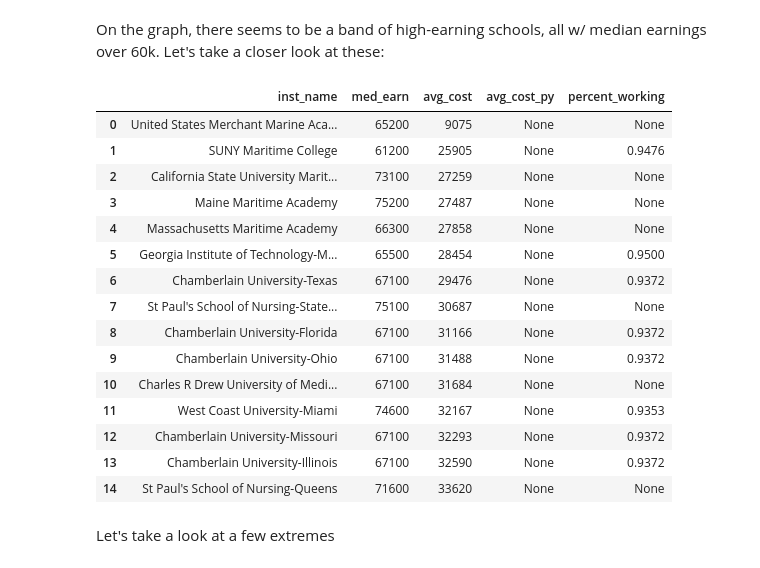
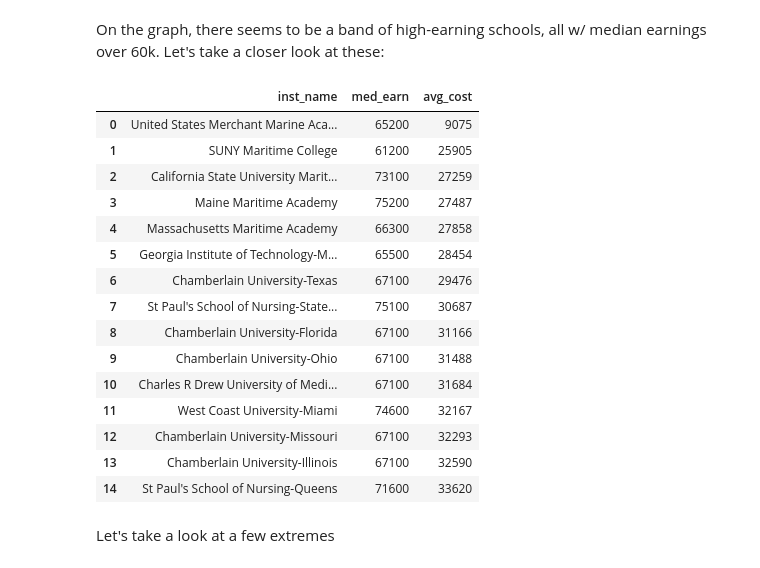
Before and after one commit to AndrewYu743/College-Programs, a Jupyter notebook: College_data_visualization.ipynb, the cells around one changed output. Cells and saved outputs as stored; diff of their text form; code cells hidden in the pictures.

```diff
--- a/College_data_visualization.ipynb
+++ b/College_data_visualization.ipynb
@@ -52,7 +79,7 @@ if not os.path.exists(img_directory):
 mydb = mysql.connector.connect(
     host='localhost',
     user='root',
-    passwd='pR0Gr@m4j3sU5',
+    passwd='your pw here',
     auth_plugin='mysql_native_password',
     database='College')
 # %% [markdown]
@@ -253,29 +291,29 @@ On the graph, there seems to be a band of high-earning schools, all w/ median ea
 # %%
 Query3_5 = """select inst_name, median_earnings_6_years_after, avg_cost_of_attendance, avg_cost_of_attendance_program_year,
 1 - number_not_working_6_years_after/(number_working_6_years_after + number_not_working_6_years_after)
 as percent_working from earnings as e join costs as c on
 e.unit_id = c.unit_id join universities as u on e.unit_id = u.unit_id
 where avg_cost_of_attendance is not null and median_earnings_6_years_after > 60000 order by avg_cost_of_attendance"""
 mycursor.execute(Query3_5)
 df = pd.DataFrame(mycursor, columns=["inst_name", "med_earn", "avg_cost", "avg_cost_py", "percent_working"])
-df.head(15)
+df[['inst_name', 'med_earn', 'avg_cost']].head(15)
 # %% [output]
-|  | inst_name | med_earn | avg_cost | avg_cost_py | percent_working |
-| 0 | United States Merchant Marine Aca... | 65200 | 9075 | None | None |
-| 1 | SUNY Maritime College | 61200 | 25905 | None | 0.9476 |
-| 2 | California State University Marit... | 73100 | 27259 | None | None |
-| 3 | Maine Maritime Academy | 75200 | 27487 | None | None |
-| 4 | Massachusetts Maritime Academy | 66300 | 27858 | None | None |
-| 5 | Georgia Institute of Technology-M... | 65500 | 28454 | None | 0.9500 |
-| 6 | Chamberlain University-Texas | 67100 | 29476 | None | 0.9372 |
-| 7 | St Paul's School of Nursing-State... | 75100 | 30687 | None | None |
-| 8 | Chamberlain University-Florida | 67100 | 31166 | None | 0.9372 |
-| 9 | Chamberlain University-Ohio | 67100 | 31488 | None | 0.9372 |
-| 10 | Charles R Drew University of Medi... | 67100 | 31684 | None | None |
-| 11 | West Coast University-Miami | 74600 | 32167 | None | 0.9353 |
-| 12 | Chamberlain University-Missouri | 67100 | 32293 | None | 0.9372 |
-| 13 | Chamberlain University-Illinois | 67100 | 32590 | None | 0.9372 |
-| 14 | St Paul's School of Nursing-Queens | 71600 | 33620 | None | None |
+|  | inst_name | med_earn | avg_cost |
+| 0 | United States Merchant Marine Aca... | 65200 | 9075 |
+| 1 | SUNY Maritime College | 61200 | 25905 |
+| 2 | California State University Marit... | 73100 | 27259 |
+| 3 | Maine Maritime Academy | 75200 | 27487 |
+| 4 | Massachusetts Maritime Academy | 66300 | 27858 |
+| 5 | Georgia Institute of Technology-M... | 65500 | 28454 |
+| 6 | Chamberlain University-Texas | 67100 | 29476 |
+| 7 | St Paul's School of Nursing-State... | 75100 | 30687 |
+| 8 | Chamberlain University-Florida | 67100 | 31166 |
+| 9 | Chamberlain University-Ohio | 67100 | 31488 |
+| 10 | Charles R Drew University of Medi... | 67100 | 31684 |
+| 11 | West Coast University-Miami | 74600 | 32167 |
+| 12 | Chamberlain University-Missouri | 67100 | 32293 |
+| 13 | Chamberlain University-Illinois | 67100 | 32590 |
+| 14 | St Paul's School of Nursing-Queens | 71600 | 33620 |
 # %% [markdown]
 Let's take a look at a few extremes
 # %% [markdown]
```
Also changed, not shown: parts of 82 cells of this notebook.
